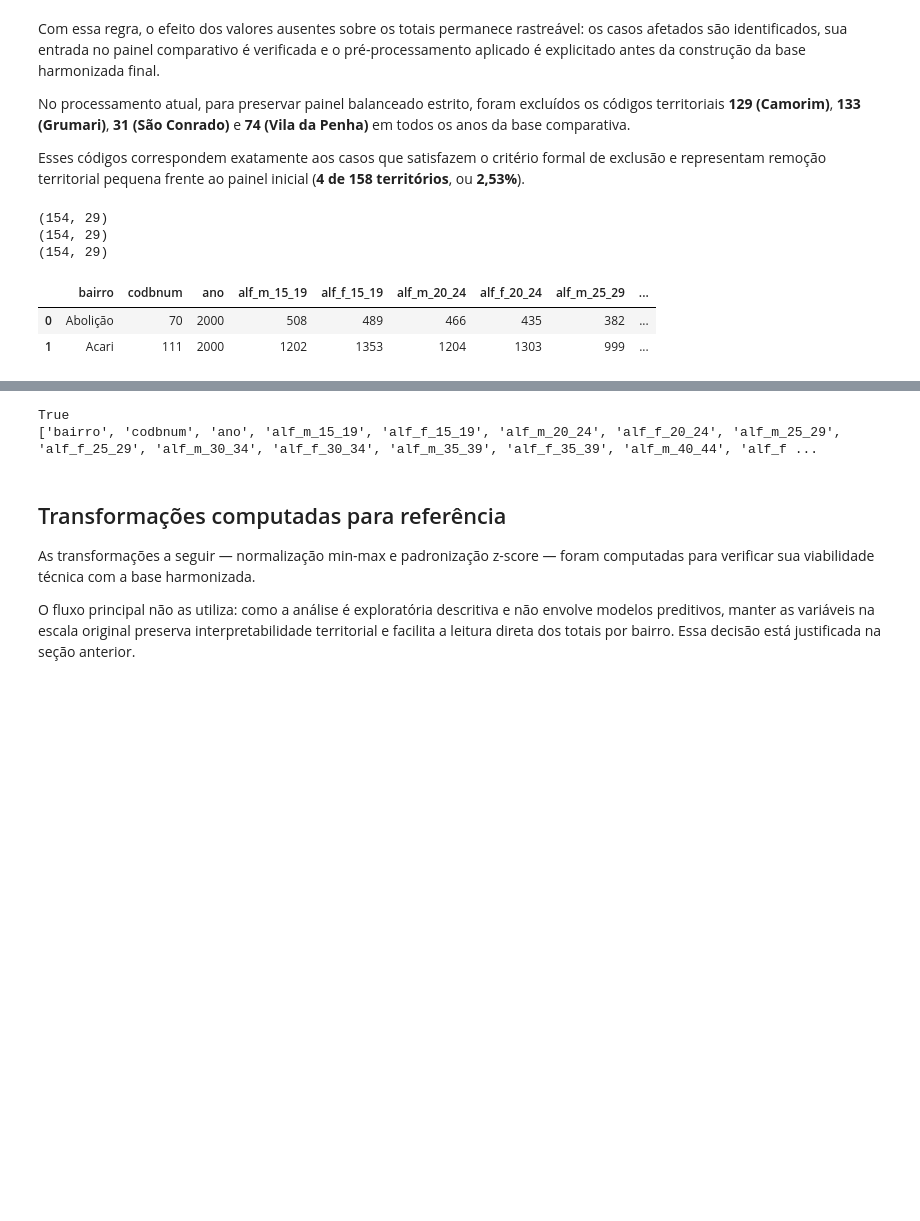
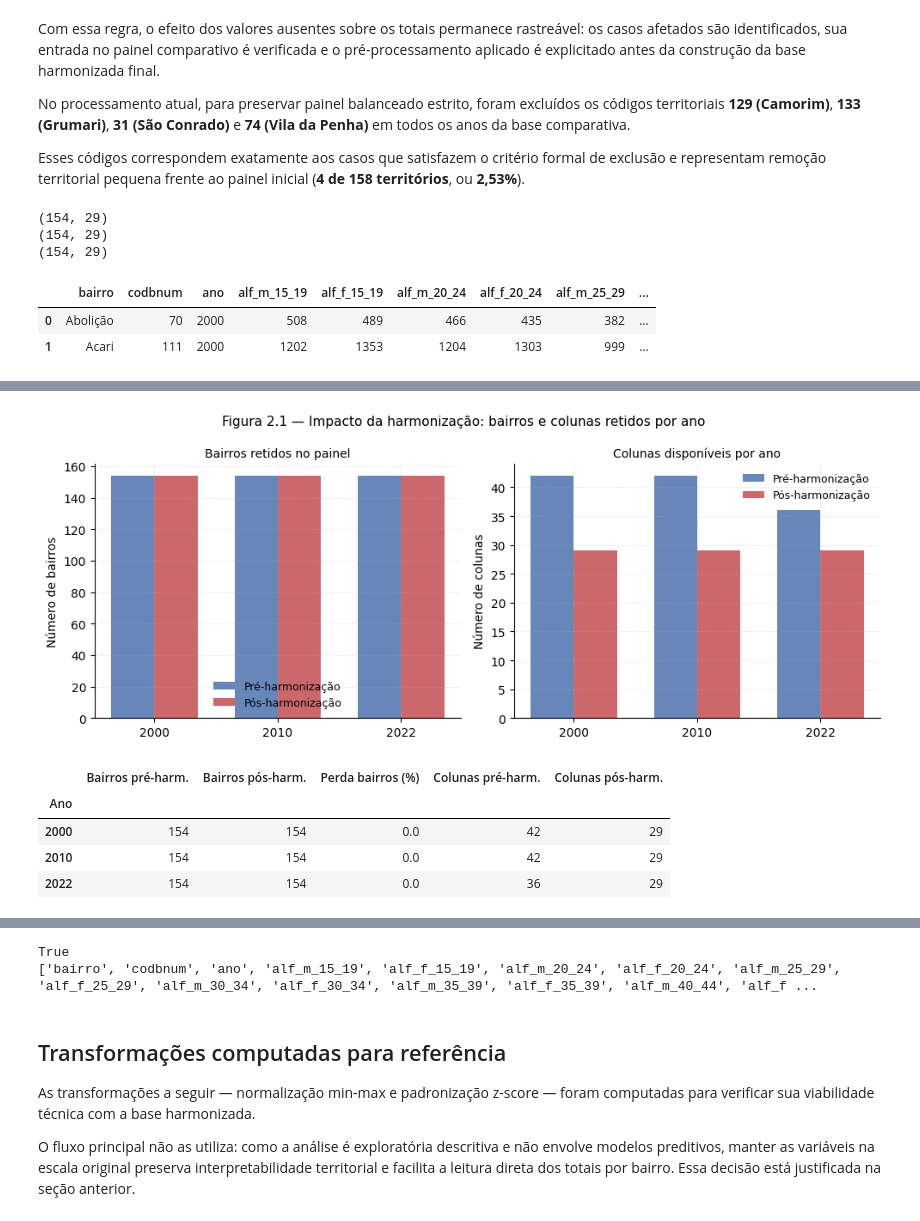
Before and after one commit to vdms/analise_de_dados_e_boas_praticas, a Jupyter notebook: data_analysis_and_good_practices.ipynb, the cells around one changed output, grey strips where cells are left out. Cells and saved outputs as stored; diff of their text form; code cells hidden in the pictures; blank space fills up the shorter version.

Commit message:
refactor: add docstrings, fix orphan cells, slope chart analysis, pre/post harmonization EDA

```diff
--- a/data_analysis_and_good_practices.ipynb
+++ b/data_analysis_and_good_practices.ipynb
@@ -178,6 +179,7 @@ BASE_RAW = "https://raw.githubusercontent.com/vdms/analise_de_dados_e_boas_prati
 BASE_LOCAL = Path("data")
 
 def carregar_csv(nome_arquivo):
+    """Carrega um CSV via URL raw do GitHub com fallback para caminho local."""
     url = f"{BASE_RAW}/{nome_arquivo}"
     try:
         return pd.read_csv(url, sep=";", encoding="utf-8")
@@ -219,6 +226,7 @@ import re
 import unicodedata
 
 def normalizar_coluna(col):
+    """Remove acentos e converte um nome de coluna para snake_case ASCII."""
     col = unicodedata.normalize("NFKD", col).encode("ascii", "ignore").decode("ascii")
     col = col.strip().lower()
     col = re.sub(r"[^a-z0-9]+", "_", col)
@@ -226,6 +234,7 @@ def normalizar_coluna(col):
     return col
 
 def limpar_colunas(df):
+    """Aplica normalizar_coluna a todos os nomes de colunas de um DataFrame."""
     df = df.copy()
     df.columns = [normalizar_coluna(c) for c in df.columns]
     return df
@@ -1076,6 +1087,7 @@ Esses códigos correspondem exatamente aos casos que satisfazem o critério form
 # Padronizar nomes analíticos para sexo e faixa etária comparáveis
 
 def construir_base_harmonizada(df, ano):
+    """Aplica mapa de harmonização etária e retorna base comparável entre os três anos."""
     base = df[["bairro", "codbnum", "ano"]].copy()
 
     if ano in [2000, 2010]:
@@ -1194,0 +1211,59 @@ display(base_2000_h.head(2))
+# %%
+# Figura 2.1 — Impacto quantitativo da harmonização sobre o painel de dados
+import matplotlib.pyplot as _plt_harm
+import numpy as _np_harm
+
+_anos_harm = [2000, 2010, 2022]
+_raws_harm = [df_2000_comp, df_2010_comp, df_2022_comp]
+_harm_harm = [base_2000_h, base_2010_h, base_2022_h]
+
+comparacao_harm = pd.DataFrame({
+    "Ano": _anos_harm,
+    "Bairros pré-harm.": [r.shape[0] for r in _raws_harm],
+    "Bairros pós-harm.": [h.shape[0] for h in _harm_harm],
+    "Perda bairros (%)": [
+        round((1 - h.shape[0] / r.shape[0]) * 100, 1)
+        for r, h in zip(_raws_harm, _harm_harm)
+    ],
+    "Colunas pré-harm.": [r.shape[1] for r in _raws_harm],
+    "Colunas pós-harm.": [h.shape[1] for h in _harm_harm],
+})
+
+_fig_harm, _axes_harm = _plt_harm.subplots(1, 2, figsize=(10, 4))
+_x_harm = _np_harm.arange(len(_anos_harm))
+_w_harm = 0.35
+_cores_harm = ["#4C72B0", "#C44E52"]   # mesmo esquema de PALETA_ANOS
+
+for _ax, _cpre, _cpos, _titulo, _ylab in [
+    (_axes_harm[0], "Bairros pré-harm.", "Bairros pós-harm.",
+     "Bairros retidos no painel", "Número de bairros"),
+    (_axes_harm[1], "Colunas pré-harm.", "Colunas pós-harm.",
+     "Colunas disponíveis por ano", "Número de colunas"),
+]:
+    _ax.bar(_x_harm - _w_harm / 2, comparacao_harm[_cpre], _w_harm,
+            label="Pré-harmonização", color=_cores_harm[0], alpha=0.85)
+    _ax.bar(_x_harm + _w_harm / 2, comparacao_harm[_cpos], _w_harm,
+            label="Pós-harmonização", color=_cores_harm[1], alpha=0.85)
+    _ax.set_xticks(_x_harm)
+    _ax.set_xticklabels(_anos_harm)
+    _ax.set_title(_titulo, fontsize=10)
+    _ax.set_ylabel(_ylab)
+    _ax.legend(frameon=False, fontsize=9)
+    _ax.grid(alpha=0.25, linestyle="--", linewidth=0.7)
+    _ax.spines[["top", "right"]].set_visible(False)
+
+_fig_harm.suptitle(
+    "Figura 2.1 — Impacto da harmonização: bairros e colunas retidos por ano",
+    fontsize=11,
+)
+_plt_harm.tight_layout()
+_plt_harm.show()
+
+display(comparacao_harm.set_index("Ano"))
+# %% [output]
+[figure, added]
+|  | Bairros pré-harm. | Bairros pós-harm. | Perda bairros (%) | Colunas pré-harm. | Colunas pós-harm. |
+| Ano |  |  |  |  |  |
+| 2000 | 154 | 154 | 0.0 | 42 | 29 |
+| 2010 | 154 | 154 | 0.0 | 42 | 29 |
+| 2022 | 154 | 154 | 0.0 | 36 | 29 |
```
Also changed, not shown: parts of 9 cells of this notebook, 5 other files.
